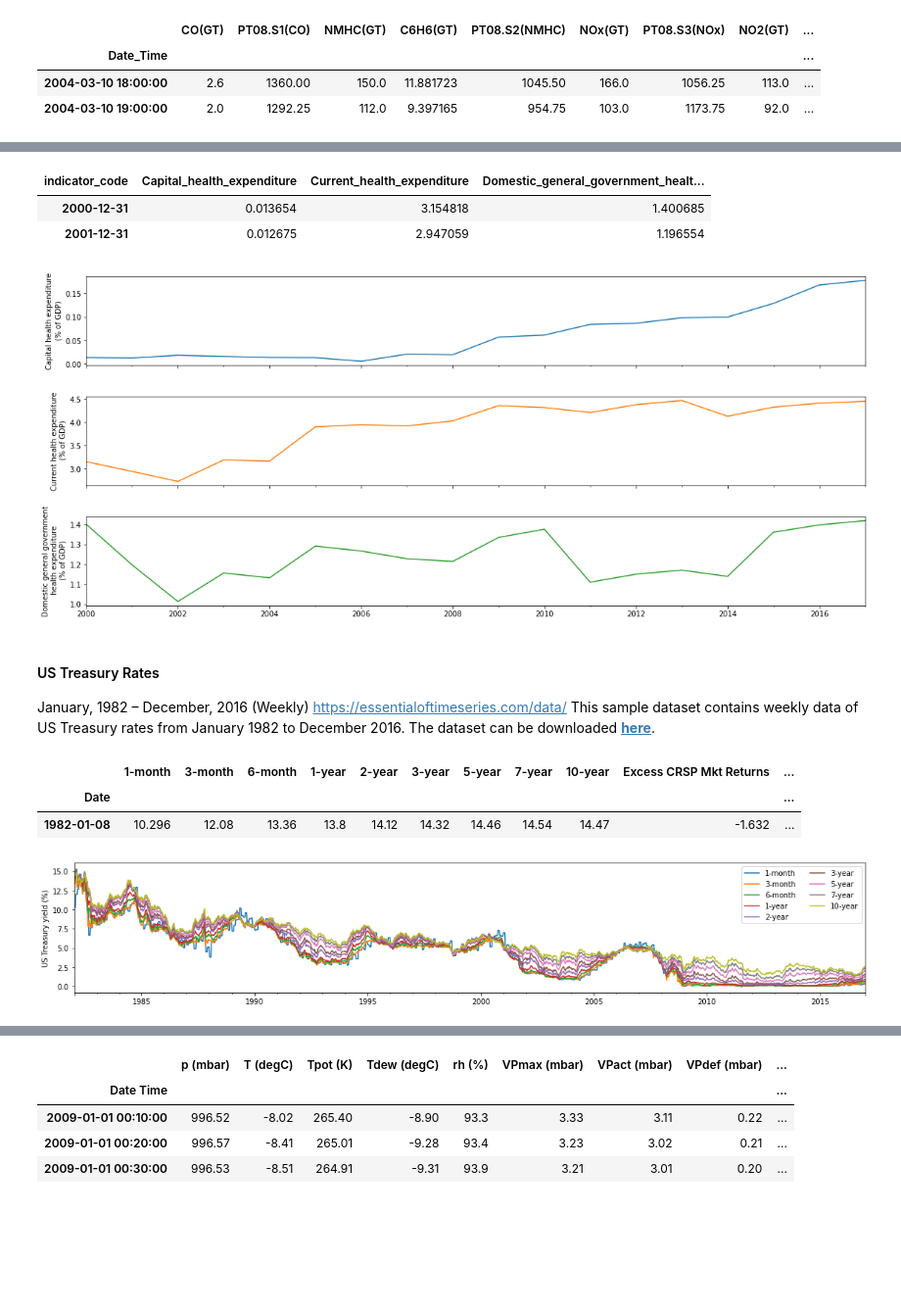
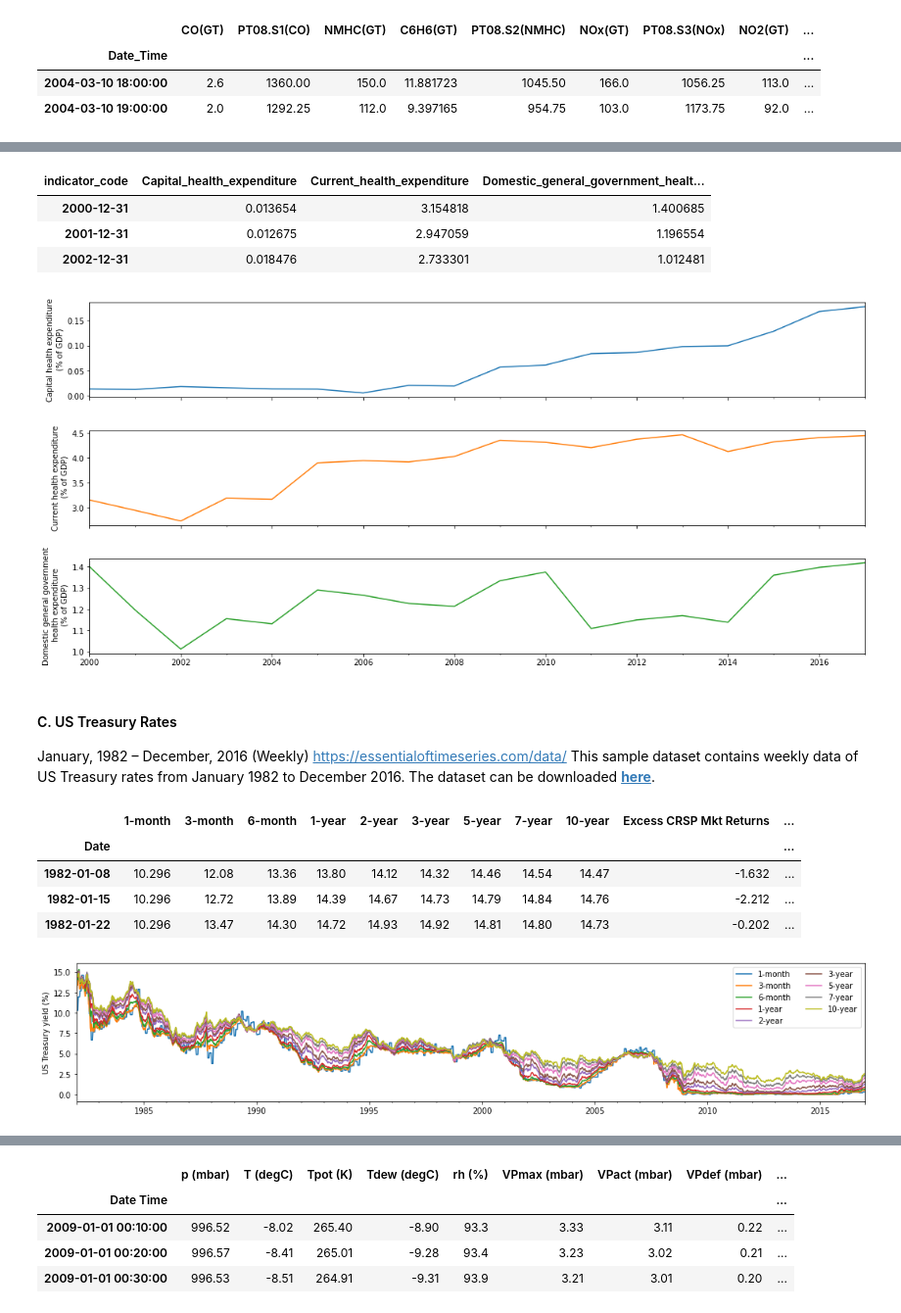
Before and after one commit to phdinds-aim/time_series_handbook, a Jupyter notebook: 03_VectorAutoregressiveModels/03_VectorAutoregressiveMethods.ipynb, the cells around one changed output, grey strips where cells are left out. Shown at 98% size. Cells and saved outputs as stored; diff of their text form; code cells hidden in the pictures; blank space fills up the shorter version.

```diff
--- a/03_VectorAutoregressiveModels/03_VectorAutoregressiveMethods.ipynb
+++ b/03_VectorAutoregressiveModels/03_VectorAutoregressiveMethods.ipynb
@@ -73,7 +54,7 @@ aq_df.head(2)
 | 2004-03-10 18:00:00 | 2.6 | 1360.00 | 150.0 | 11.881723 | 1045.50 | 166.0 | 1056.25 | 113.0 | ... |
 | 2004-03-10 19:00:00 | 2.0 | 1292.25 | 112.0 | 9.397165 | 954.75 | 103.0 | 1173.75 | 92.0 | ... |
 # %%
-fig,ax = plt.subplots(5, figsize=(16,10), sharex=True)
+fig,ax = plt.subplots(5, figsize=(15,8), sharex=True)
 plot_cols = ['CO(GT)', 'NO2(GT)', 'C6H6(GT)', 'T', 'RH']
 aq_df[plot_cols].plot(subplots=True, legend=False, ax=ax)
 for a in range(len(ax)):
@@ -99,24 +80,25 @@ health_expenditure_df = hn_df.loc[np.arange(2000, 2018), cols]\
     .rename(columns = dict(ind_df.loc[cols].indicator_name\
                            .apply(lambda x: '_'.join(x.split('(')[0].split(' ')[:-1]))))
 health_expenditure_df.index = pd.date_range('2000-1-1', periods=len(health_expenditure_df), freq="A-DEC")
-health_expenditure_df.head(2)
+health_expenditure_df.head(3)
 # %% [output]
 | indicator_code | Capital_health_expenditure | Current_health_expenditure | Domestic_general_government_healt... |
 | 2000-12-31 | 0.013654 | 3.154818 | 1.400685 |
 | 2001-12-31 | 0.012675 | 2.947059 | 1.196554 |
+| 2002-12-31 | 0.018476 | 2.733301 | 1.012481 |
 # %%
-fig, ax = plt.subplots(3, 1, sharex=True, figsize=(16, 7))
+fig, ax = plt.subplots(3, 1, sharex=True, figsize=(15,7))
 health_expenditure_df.plot(subplots=True, ax=ax, legend=False)
 y_label = ['Capital health expenditure', 'Current health expenditure',
            'Domestic general government\n health expenditure']
 for a in range(len(ax)):
     ax[a].set_ylabel(f"{y_label[a]}\n (% of GDP)")
 plt.tight_layout()
 plt.show()
 # %% [output]
-[figure, old version]
+[figure, new version]
 # %% [markdown]
-#### US Treasury Rates
+#### C. US Treasury Rates
 January, 1982 – December, 2016  (Weekly)
 https://essentialoftimeseries.com/data/
 This sample dataset contains weekly data of US Treasury rates from January 1982 to December 2016. The dataset can be downloaded __[here](https://essentialoftimeseries.com/data/)__.
@@ -124,13 +106,15 @@ This sample dataset contains weekly data of US Treasury rates from January 1982
 treas_df = pd.read_excel("../data/USTreasuryRates/us-treasury-rates-weekly.xlsx")
 treas_df = treas_df.rename(columns={'Unnamed: 0': 'Date'}).set_index('Date')
 treas_df.index = pd.to_datetime(treas_df.index)
-treas_df.head(1)
+treas_df.head(3)
 # %% [output]
 |  | 1-month | 3-month | 6-month | 1-year | 2-year | 3-year | 5-year | 7-year | 10-year | Excess CRSP Mkt Returns | ... |
 | Date |  |  |  |  |  |  |  |  |  |  | ... |
-| 1982-01-08 | 10.296 | 12.08 | 13.36 | 13.8 | 14.12 | 14.32 | 14.46 | 14.54 | 14.47 | -1.632 | ... |
+| 1982-01-08 | 10.296 | 12.08 | 13.36 | 13.80 | 14.12 | 14.32 | 14.46 | 14.54 | 14.47 | -1.632 | ... |
+| 1982-01-15 | 10.296 | 12.72 | 13.89 | 14.39 | 14.67 | 14.73 | 14.79 | 14.84 | 14.76 | -2.212 | ... |
+| 1982-01-22 | 10.296 | 13.47 | 14.30 | 14.72 | 14.93 | 14.92 | 14.81 | 14.80 | 14.73 | -0.202 | ... |
 # %%
-fig,ax = plt.subplots(1, figsize=(16, 3), sharex=True)
+fig,ax = plt.subplots(1, figsize=(15, 3), sharex=True)
 data_df = treas_df.iloc[:, 0:9]
 data_df.plot(ax=ax)
 plt.ylabel('US Treasury yield (%)')
@@ -139,5 +123,5 @@ plt.legend(ncol=2)
 plt.tight_layout()
 plt.show()
 # %% [output]
-[figure, old version]
+[figure, new version]
 # %% [markdown]
```
Also changed, not shown: parts of 78 cells of this notebook, 2 other files.
